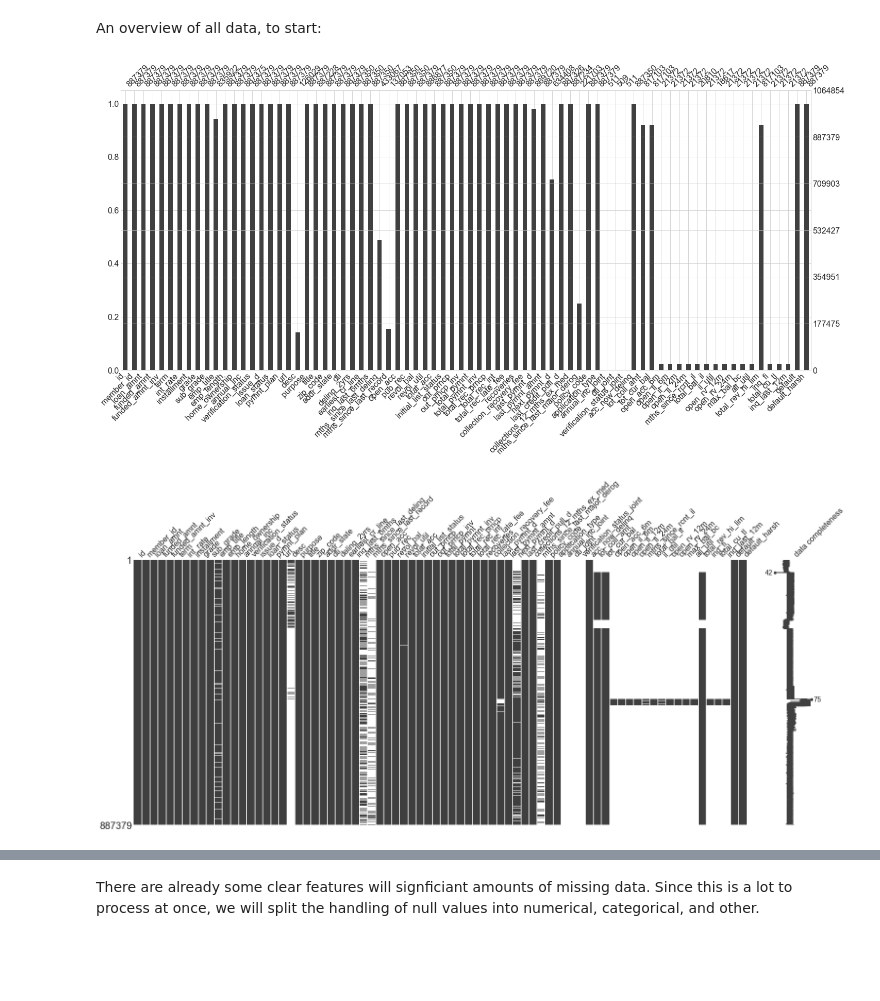
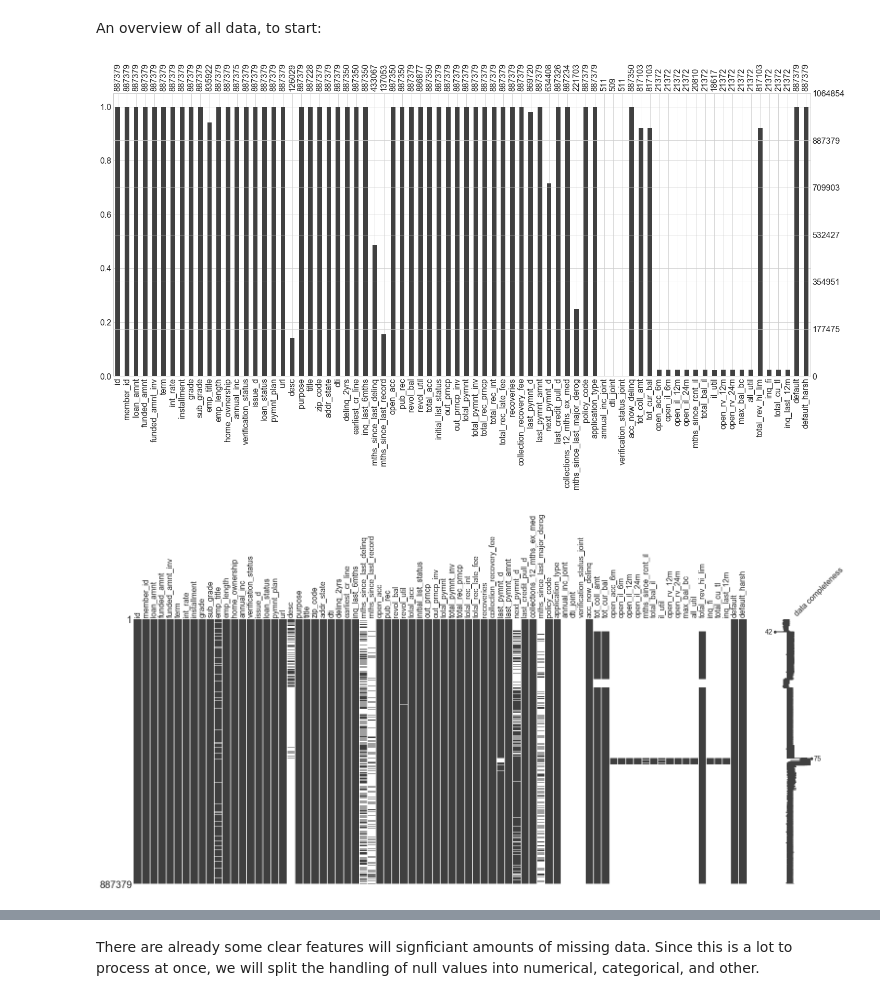
Before and after one commit to dmahler26/K2-Data-Science, a Jupyter notebook: Projects/Project #2 - ML Lending Club/notebooks/1.0 - Data Cleaning.ipynb, the cells around one changed output, grey strips where cells are left out. Drawn from its saved outputs; the diff is of its cells as text; code cells hidden in the pictures; blank space fills up the shorter version.

```diff
--- a/Projects/Project #2 - ML Lending Club/notebooks/1.0 - Data Cleaning.ipynb
+++ b/Projects/Project #2 - ML Lending Club/notebooks/1.0 - Data Cleaning.ipynb
@@ -365,22 +356,22 @@ An overview of all data, to start:
 # %%
 msno_bar_all = msno.bar(data, labels=True, inline=False)
 
-for label in f.axes[0].get_xmajorticklabels() + f.axes[2].get_xmajorticklabels():
+for label in msno_bar_all.axes[0].get_xmajorticklabels() + msno_bar_all.axes[2].get_xmajorticklabels():
     label.set_rotation(90)
     label.set_horizontalalignment('center')
 
 plt.show()
 # %% [output]
-[figure, old version]
+[figure, new version]
 # %%
 msno_mat_all = msno.matrix(data, labels=True, inline=False)
 
-for label in f.axes[1].get_xmajorticklabels():
+for label in msno_mat_all.axes[1].get_xmajorticklabels():
     label.set_rotation(90)
     label.set_horizontalalignment('center')
 
-    plt.show()
+plt.show()
 # %% [output]
-[figure, old version]
+[figure, new version]
 # %%
 msno_dendro_all = msno.dendrogram(data, inline=False)
```
Also changed, not shown: parts of 105 cells of this notebook, 3 other files.
